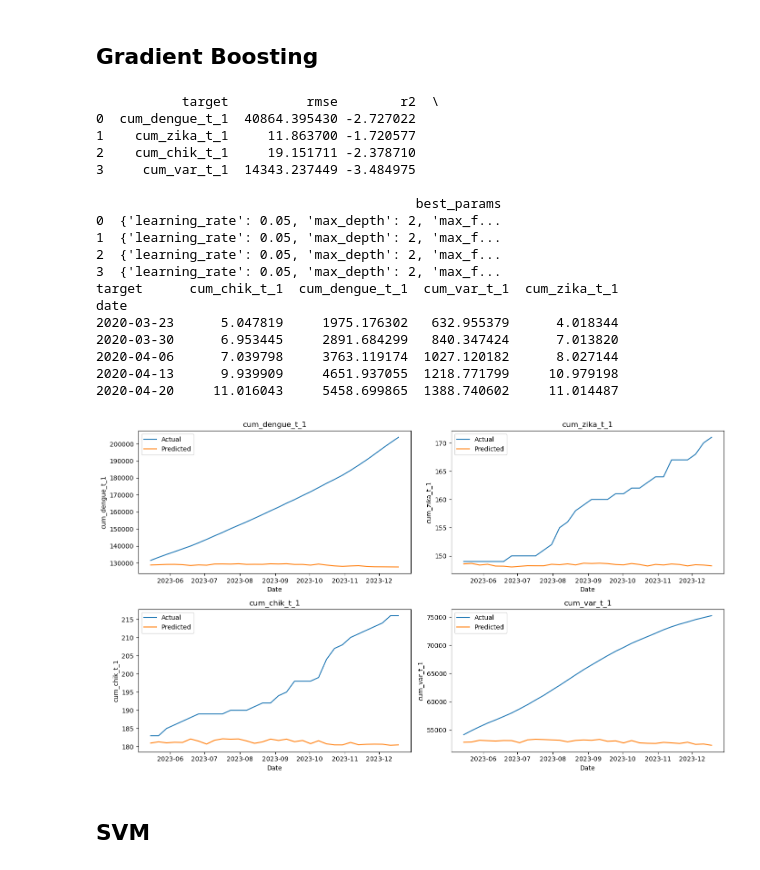
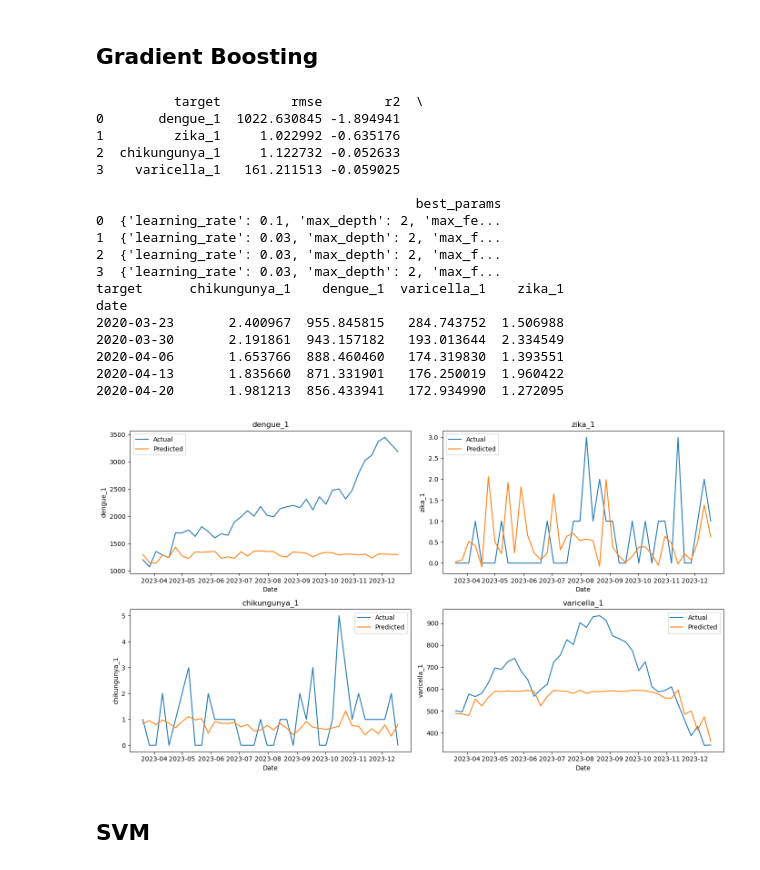
Before and after one commit to danielgvb/thesis, a Jupyter notebook: modelling/09.3_Multivariate_epidemics_clean.ipynb, the cells around one changed output. Saved outputs shown, nothing was run; the diff lists cells and outputs as text; code cells hidden in the pictures.

```diff
--- a/modelling/09.3_Multivariate_epidemics_clean.ipynb
+++ b/modelling/09.3_Multivariate_epidemics_clean.ipynb
@@ -96,4 +108,4 @@ memory usage: 53.6+ KB
 # %%
 # convert date to numeric
 df['date'] = pd.to_datetime(df['date'])
-df['date_numeric'] = df['date'].apply(lambda x: x.timestamp())
+df['date_num'] = df['date'].apply(lambda x: x.timestamp())
@@ -100,3 +116,8 @@ df['date_numeric'] = df['date'].apply(lambda x: x.timestamp())
+# %%
+selected_features_epidemics.extend(['date', 'zika', 'chikungunya', 'varicella',
+                                    'dengue_1', 'zika_1', 'chikungunya_1', 'varicella_1', 'pm25'])
+# %%
+df = df[selected_features_epidemics]
 # %%
 df_og = df.copy()
 # %% [markdown]
@@ -119,7 +140,12 @@ df = df_og.copy()
 # -------------------------------------------------------------
 df['date'] = pd.to_datetime(df['date'])
 
-targets = ['cum_dengue_t_1', 'cum_zika_t_1', 'cum_chik_t_1', 'cum_var_t_1']
+targets = ['dengue_1', 'zika_1', 'chikungunya_1', 'varicella_1']
+targets_lagged = {'dengue_1':'dengue',
+                  'zika_1':'zika',
+                  'chikungunya_1':'chikungunya',
+                  'varicella_1':'varicella'}
+targets_lagged_list = list(targets_lagged.values())
 
 results       = []   # per‑target metrics
 plot_payload  = []   # hold‑out curves
@@ -143,6 +169,11 @@ for tgt in targets:
     X = (df_tgt
          .drop(columns=targets + ['date'])        # remove all target cols + date
          .select_dtypes(include='number'))        # numeric predictors only
+    # drop epidemics that are not same as target
+    targets_lagged_remove = targets_lagged_list.copy() # get a list of epidemics
+    targets_lagged_remove.remove(targets_lagged[tgt]) # dont remove target epidemic (lagged)
+    X = X.drop(columns=targets_lagged_remove) # remove other lagged epidemics
+
 
     # ---- 1.3  Time‑series split: last fold is hold‑out
     # outer_split = TimeSeriesSplit(n_splits=5)
@@ -853,11 +932,16 @@ df = df_og.copy()
 # -------------------------------------------------------------
 df['date'] = pd.to_datetime(df['date'])
 
-targets = ['cum_dengue_t_1', 'cum_zika_t_1', 'cum_chik_t_1', 'cum_var_t_1']
+targets = ['dengue_1', 'zika_1', 'chikungunya_1', 'varicella_1']
+targets_lagged = {'dengue_1':'dengue',
+                  'zika_1':'zika',
+                  'chikungunya_1':'chikungunya',
+                  'varicella_1':'varicella'}
+targets_lagged_list = list(targets_lagged.values())
 
-results       = []   # metrics per target
-plot_payload  = []   # hold-out curves
-fit_records   = []   # fitted values (train + test)
+results       = []   # per‑target metrics
+plot_payload  = []   # hold‑out curves
+fit_records   = []   # fitted values for every row
 
 # -------------------------------------------------------------
 # 1.  Hyper-parameter grid  (coarse → refine once you see winners)
@@ -891,14 +975,21 @@ for tgt in targets:
     X = (df_tgt
          .drop(columns=targets + ['date'])        # drop ALL target cols + date
          .select_dtypes(include='number'))        # numeric predictors only
+    # drop epidemics that are not same as target
+    targets_lagged_remove = targets_lagged_list.copy() # get a list of epidemics
+    targets_lagged_remove.remove(targets_lagged[tgt]) # dont remove target epidemic (lagged)
+    X = X.drop(columns=targets_lagged_remove) # remove other lagged epidemics
 
-    # ---- 2.3  Time-series split: last fold is hold-out
-    outer_split = TimeSeriesSplit(n_splits=5)
-    train_idx, test_idx = list(outer_split.split(X))[-1]
+
+    # ---- 1.3 Chronological 80 / 20 split---------------
+    split_pt = int(len(X) * 0.8)          # 80 % train, 20 % test
+    train_idx = np.arange(split_pt)
+    test_idx  = np.arange(split_pt, len(X))
 
     X_train, X_test = X.iloc[train_idx], X.iloc[test_idx]
     y_train, y_test = y.iloc[train_idx], y.iloc[test_idx]
     dates_test      = df_tgt.loc[test_idx, 'date']
+
 
     # ---- 2.4  Inner CV: grid-search GBM on training portion
     inner_cv = TimeSeriesSplit(n_splits=3)
@@ -958,49 +1049,49 @@ fitted_df = (
     pd.concat(fit_records)
       .pivot(index='date', columns='target', values='fitted')
       .sort_index()
 )
 print(fitted_df.head())
 
 # -------------------------------------------------------------
 # 5.  2 × 2 subplot grid of Actual vs. Predicted
 # -------------------------------------------------------------
 fig, axes = plt.subplots(2, 2, figsize=(14, 8), sharex=False, sharey=False)
 axes = axes.flatten()
 
 for idx, payload in enumerate(plot_payload):
     ax = axes[idx]
     ax.plot(payload["date"], payload["y_true"], label="Actual")
     ax.plot(payload["date"], payload["y_pred"], label="Predicted")
     ax.set_title(payload["target"])
     ax.set_xlabel("Date")
     ax.set_ylabel(payload["target"])
     ax.legend()
 
 for j in range(len(plot_payload), len(axes)):
     axes[j].axis("off")
 
 fig.tight_layout()
 plt.show()
 # %% [output]
-           target          rmse        r2  \
-0  cum_dengue_t_1  40864.395430 -2.727022
-1    cum_zika_t_1     11.863700 -1.720577
-2    cum_chik_t_1     19.151711 -2.378710
-3     cum_var_t_1  14343.237449 -3.484975
+          target         rmse        r2  \
+0       dengue_1  1022.630845 -1.894941
+1         zika_1     1.022992 -0.635176
+2  chikungunya_1     1.122732 -0.052633
+3    varicella_1   161.211513 -0.059025
 
                                          best_params
-0  {'learning_rate': 0.05, 'max_depth': 2, 'max_f...
-1  {'learning_rate': 0.05, 'max_depth': 2, 'max_f...
-2  {'learning_rate': 0.05, 'max_depth': 2, 'max_f...
-3  {'learning_rate': 0.05, 'max_depth': 2, 'max_f...
-target      cum_chik_t_1  cum_dengue_t_1  cum_var_t_1  cum_zika_t_1
+0  {'learning_rate': 0.1, 'max_depth': 2, 'max_fe...
+1  {'learning_rate': 0.03, 'max_depth': 2, 'max_f...
+2  {'learning_rate': 0.03, 'max_depth': 2, 'max_f...
+3  {'learning_rate': 0.03, 'max_depth': 2, 'max_f...
+target      chikungunya_1    dengue_1  varicella_1    zika_1
 date
-2020-03-23      5.047819     1975.176302   632.955379      4.018344
-2020-03-30      6.953445     2891.684299   840.347424      7.013820
-2020-04-06      7.039798     3763.119174  1027.120182      8.027144
-2020-04-13      9.939909     4651.937055  1218.771799     10.979198
-2020-04-20     11.016043     5458.699865  1388.740602     11.014487
+2020-03-23       2.400967  955.845815   284.743752  1.506988
+2020-03-30       2.191861  943.157182   193.013644  2.334549
+2020-04-06       1.653766  888.460460   174.319830  1.393551
+2020-04-13       1.835660  871.331901   176.250019  1.960422
+2020-04-20       1.981213  856.433941   172.934990  1.272095
-[figure, old version]
+[figure, new version]
 # %%
 fitted_df.to_csv('../results/GB_epidemics.csv', index = True)
 # %% [markdown]
```
Also changed, not shown: parts of 17 cells of this notebook, 28 other files.
